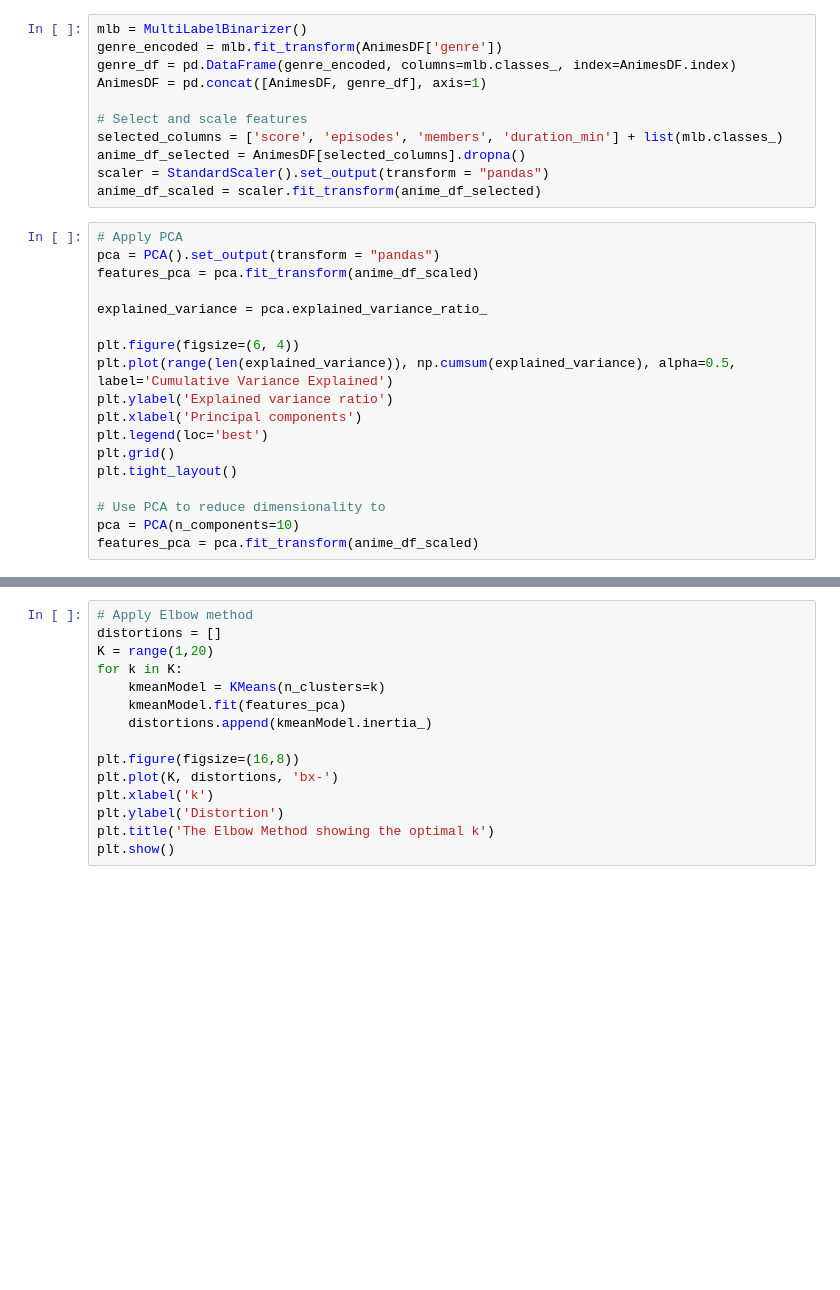
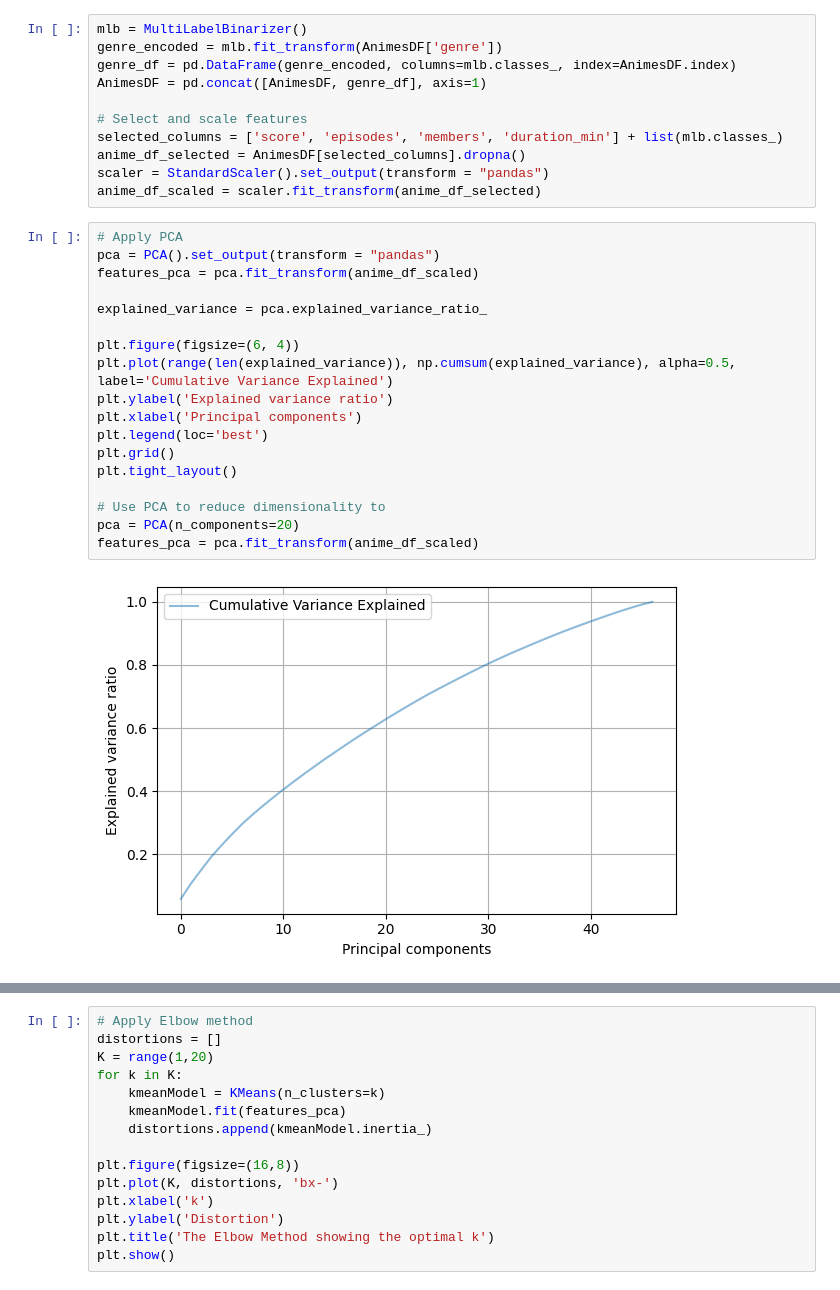
Before and after one commit to saratsiri/anime-rec, a Jupyter notebook: notebooks/saratsiri_anime_rec.ipynb, the cells around one changed output, grey strips where cells are left out. Cells and saved outputs as stored; diff of their text form; blank space fills up the shorter version.

```diff
--- a/notebooks/saratsiri_anime_rec.ipynb
+++ b/notebooks/saratsiri_anime_rec.ipynb
@@ -37,21 +53,23 @@ anime_df_scaled = scaler.fit_transform(anime_df_selected)
 # %%
 # Apply PCA
 pca = PCA().set_output(transform = "pandas")
 features_pca = pca.fit_transform(anime_df_scaled)
 
 explained_variance = pca.explained_variance_ratio_
 
 plt.figure(figsize=(6, 4))
 plt.plot(range(len(explained_variance)), np.cumsum(explained_variance), alpha=0.5, label='Cumulative Variance Explained')
 plt.ylabel('Explained variance ratio')
 plt.xlabel('Principal components')
 plt.legend(loc='best')
 plt.grid()
 plt.tight_layout()
 
 # Use PCA to reduce dimensionality to
-pca = PCA(n_components=10)
+pca = PCA(n_components=20)
 features_pca = pca.fit_transform(anime_df_scaled)
+# %% [output]
+[figure, added]
 # %%
 # SCALING AND PRESERVING COLUMNS'NAMES
 scaler = StandardScaler().set_output(transform = "pandas")
```
Also changed, not shown: parts of 6 cells of this notebook, 1 other file.
